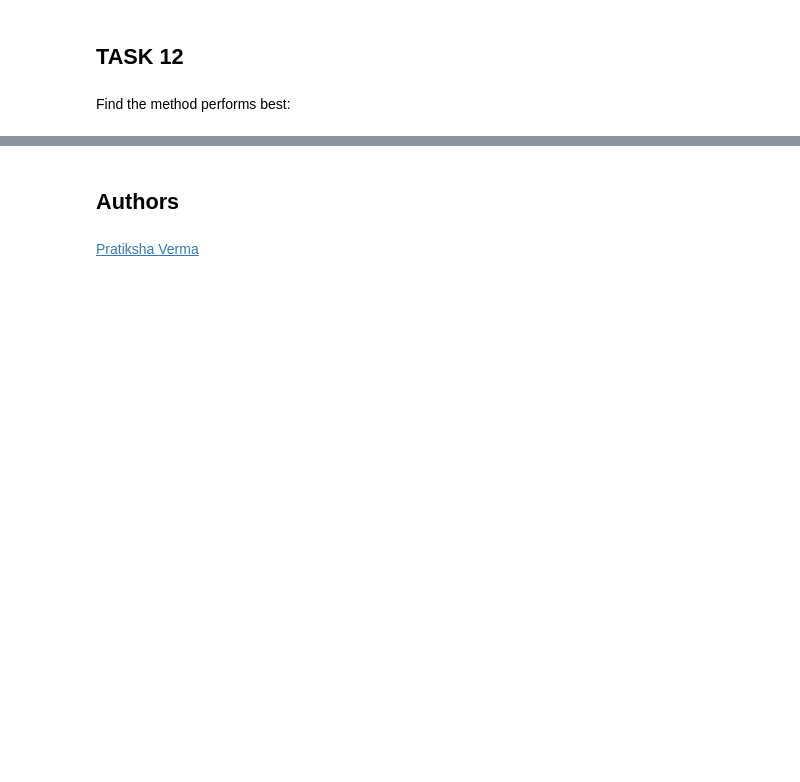
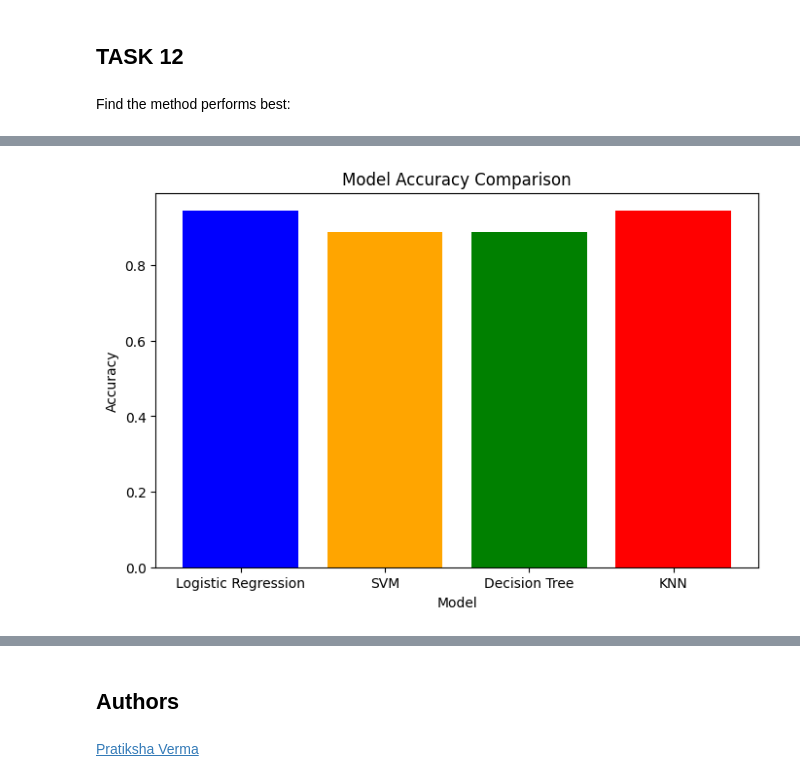
Before and after one commit to nataprofits/IBM-Applied-Data-Science-Capstone, a Jupyter notebook: 7-SpaceX_Machine Learning Prediction_Part_5.ipynb, the cells around one changed output, grey strips where cells are left out. Cells and saved outputs as stored; diff of their text form; code cells hidden in the pictures; blank space fills up the shorter version.

```diff
--- a/7-SpaceX_Machine Learning Prediction_Part_5.ipynb
+++ b/7-SpaceX_Machine Learning Prediction_Part_5.ipynb
@@ -385,0 +439,10 @@ Best Performing Model: Logistic Regression with Accuracy: 0.9444444444444444
+# %%
+# Visualization: Bar chart for model comparison
+plt.figure(figsize=(8, 5))
+plt.bar(models.keys(), models.values(), color=['blue', 'orange', 'green', 'red'])
+plt.title("Model Accuracy Comparison")
+plt.ylabel("Accuracy")
+plt.xlabel("Model")
+plt.show()
+# %% [output]
+[figure, added]
```
Also changed, not shown: parts of 15 cells of this notebook, 2 other files.
